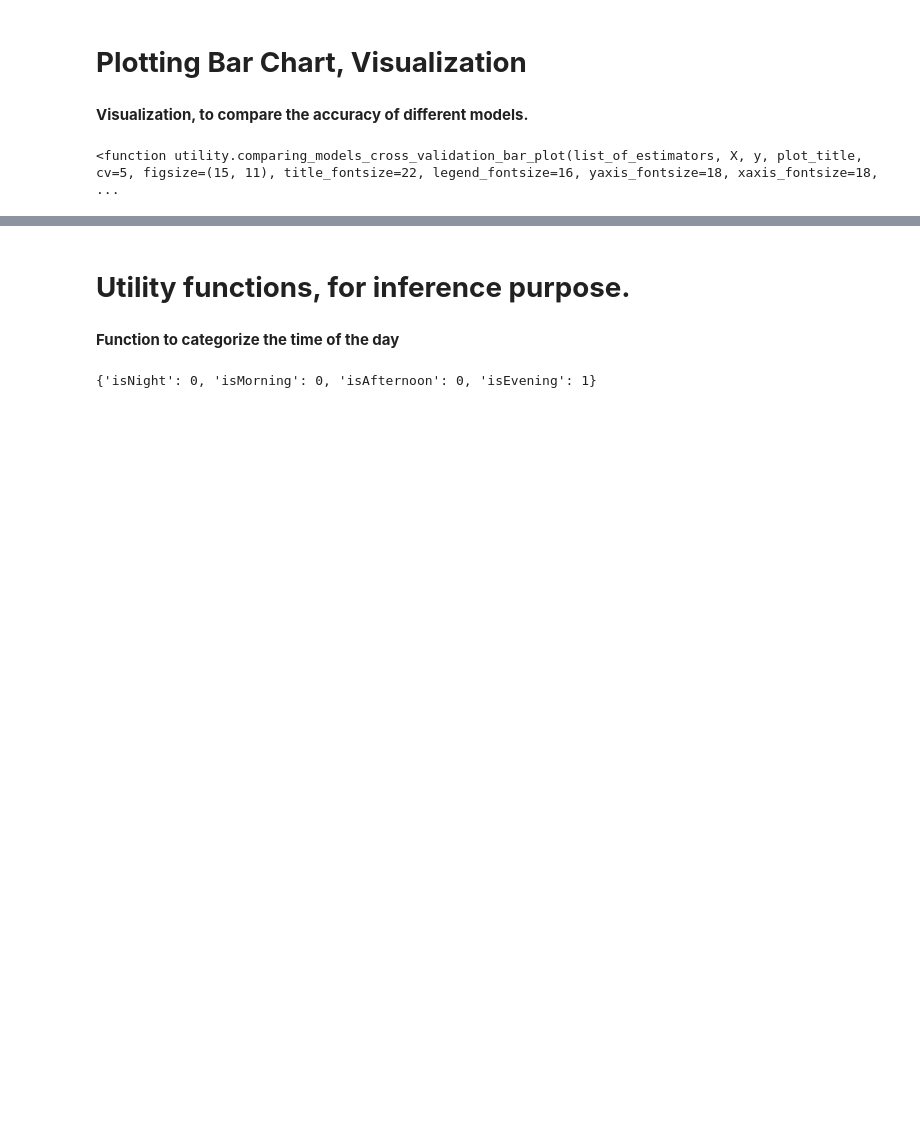
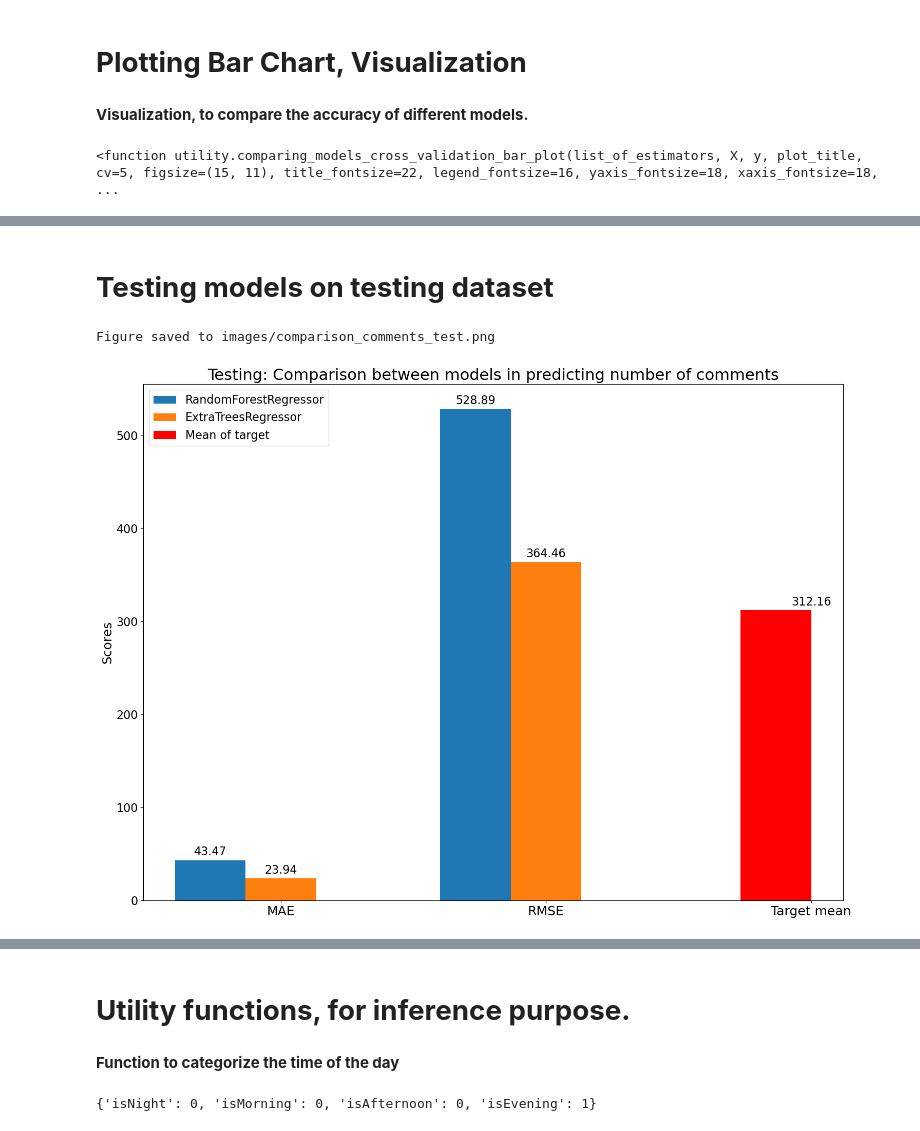
Before and after one commit to Nguyen-Newcastle/RedditBlogPostPrediction, a Jupyter notebook: RedditDataBlogPrediction.ipynb, the cells around one changed output, grey strips where cells are left out. Drawn from its saved outputs; the diff is of its cells as text; code cells hidden in the pictures; blank space fills up the shorter version.

```diff
--- a/RedditDataBlogPrediction.ipynb
+++ b/RedditDataBlogPrediction.ipynb
@@ -330,0 +337,9 @@ Figure saved to images/comparison_comments_cross_validation.png
+# %% [markdown]
+# **Testing models on testing dataset**
+# %%
+comparing_models_test_bar_plot([random_forest_2, extra_tree_2], X_test, y_test.iloc[:, 0],
+    plot_title = "Testing: Comparison between models in predicting number of comments",
+                                           save_path="images/comparison_comments_test.png")
+# %% [output]
+Figure saved to images/comparison_comments_test.png
+[figure, added]
```
Also changed, not shown: parts of 13 cells of this notebook, 7 other files.
